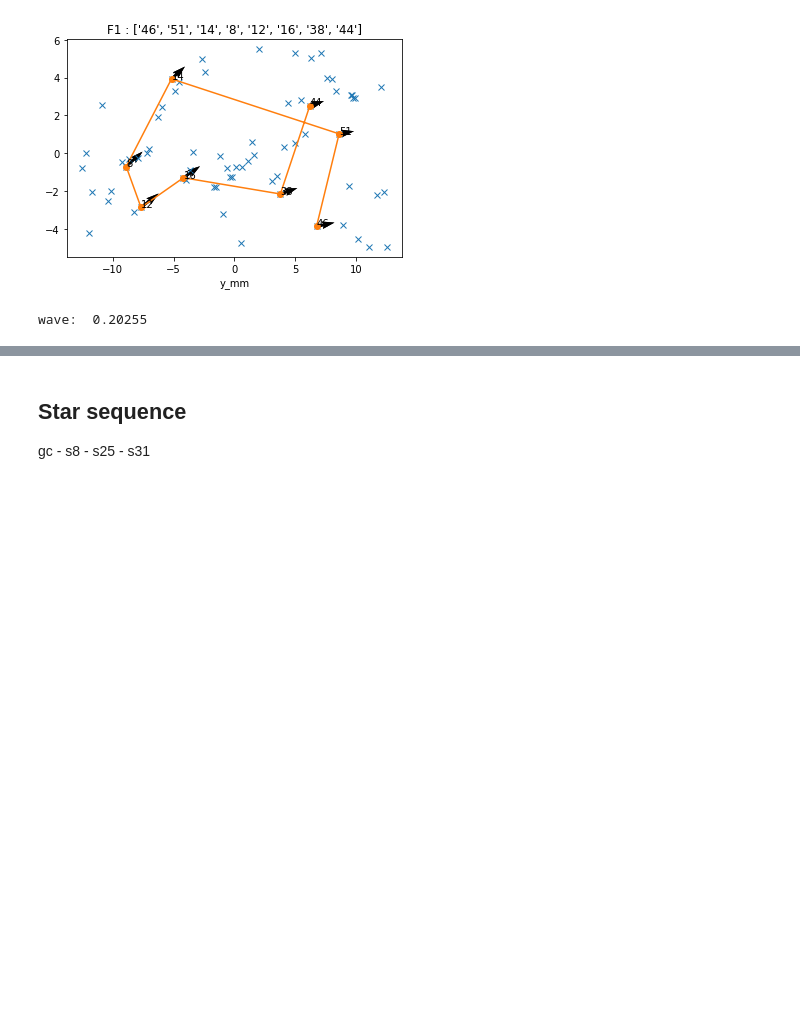
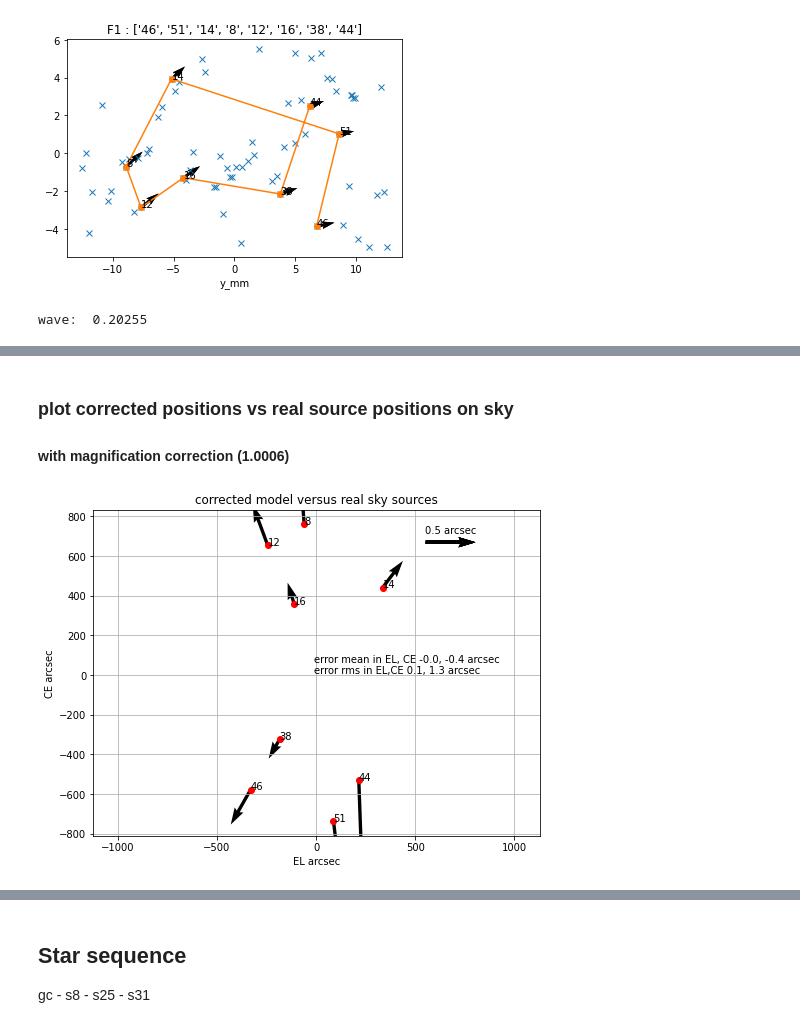
Before and after one commit to vpicouet/FireBallPipe, a Jupyter notebook: Notebook/2018/autocoll_XYcalib_180904_F1.ipynb, the cells around one changed output, grey strips where cells are left out. Cells and saved outputs as stored; diff of their text form; code cells hidden in the pictures; blank space fills up the shorter version.

Commit message:
analysis of 2018 magnification and masks corectness

```diff
--- a/Notebook/2018/autocoll_XYcalib_180904_F1.ipynb
+++ b/Notebook/2018/autocoll_XYcalib_180904_F1.ipynb
@@ -381 +380,9 @@ Table length=16
 | 0.0 | 0.0 | 0.0 | 0.0 | 0.0 | 0.0 | nan | nan | nan |
+# %% [markdown]
+### plot corrected positions vs real source positions on sky
+
+#### with magnification correction (1.0006)
+# %%
+slit_coords, source_coords = G2UVcor.compare_mask_2_sky(slits, F1, slits_valid, scale=1/500.,quiverscale=0.5)
+# %% [output]
+[figure, added]
```
Also changed, not shown: parts of 14 cells of this notebook, 5 other files.
